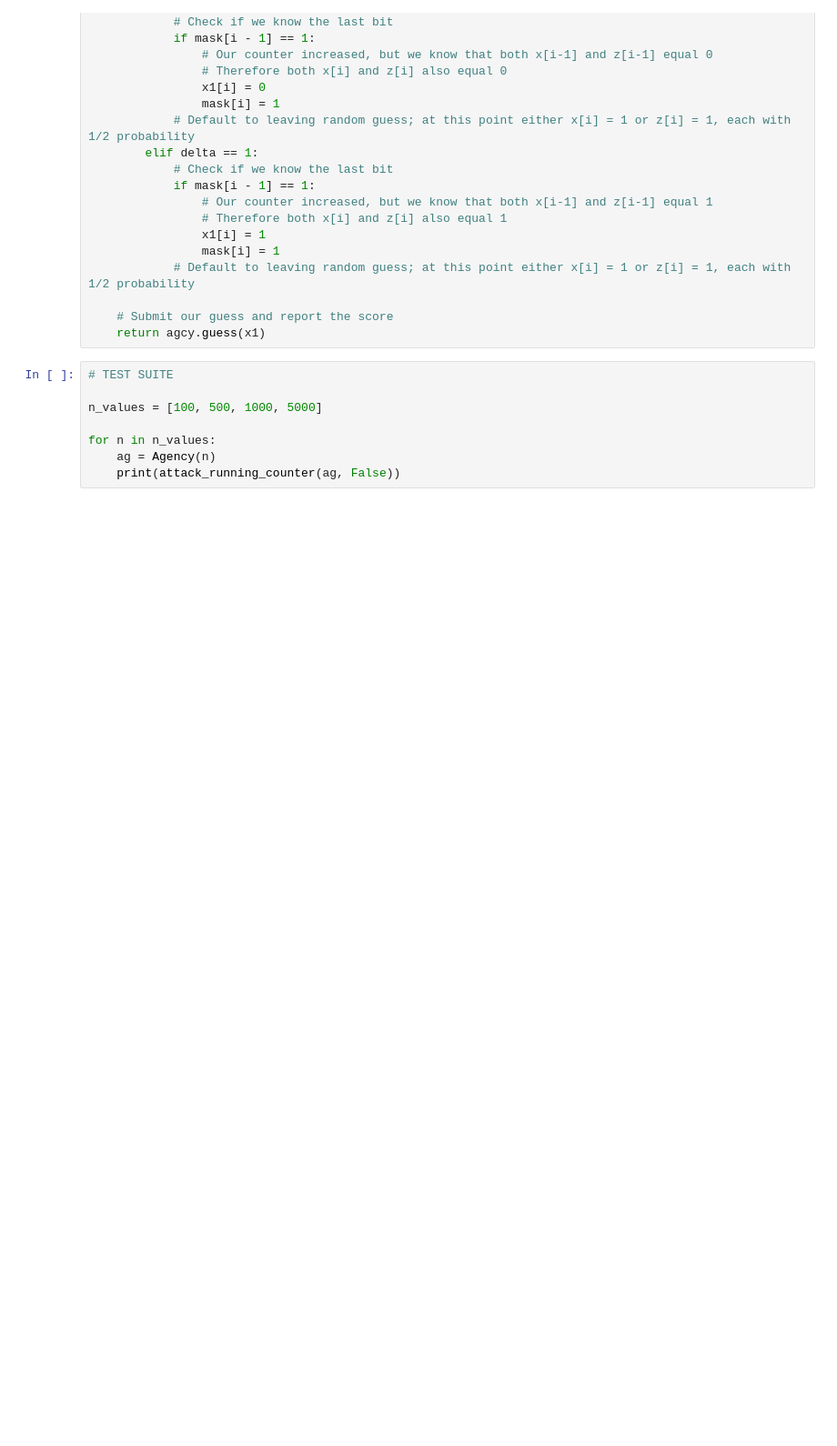
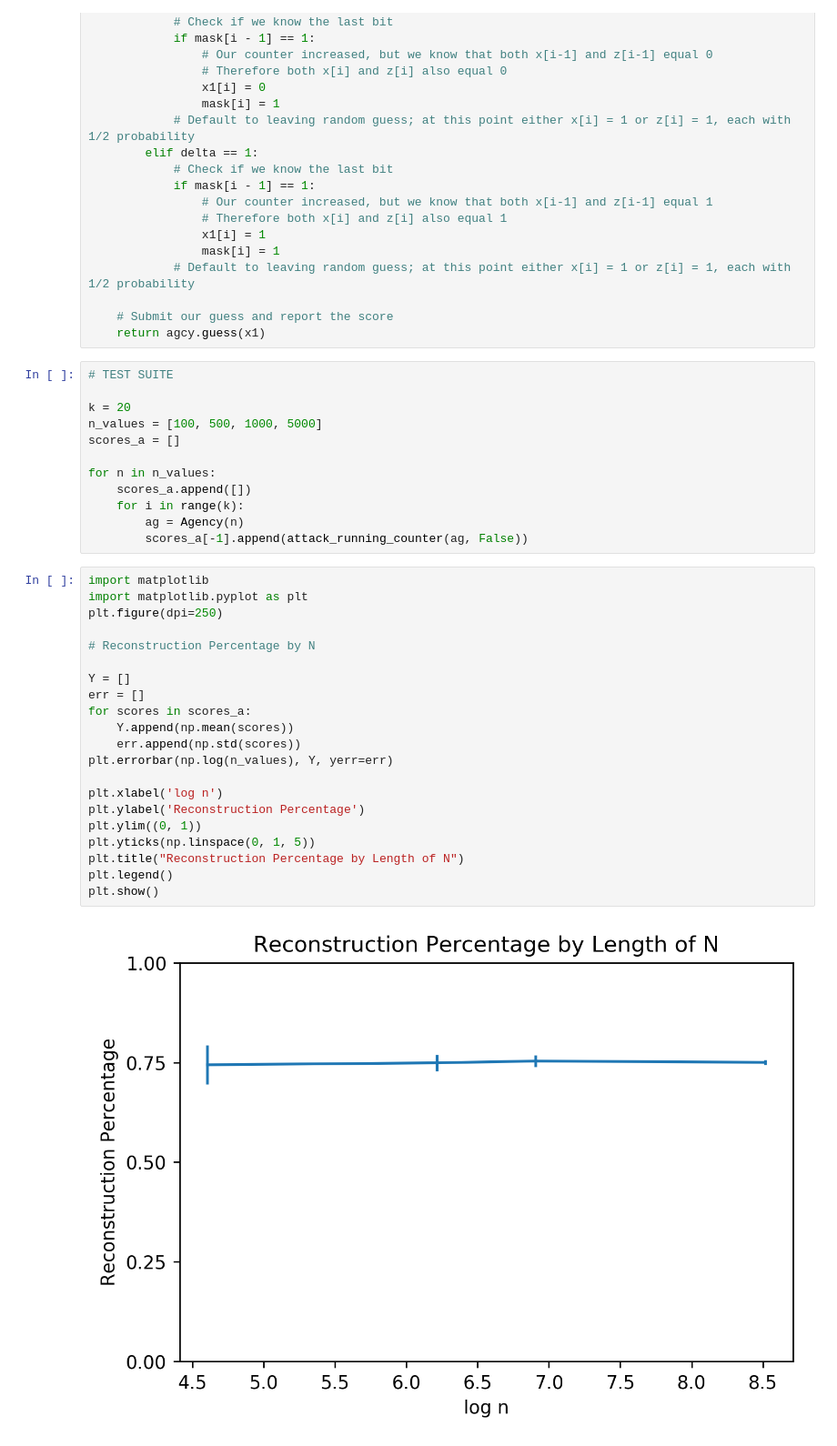
Before and after one commit to jcraver1021/cs591_hw1, a Jupyter notebook: 2_counter.ipynb, the cells around one changed output. Shown at 91% size. Cells and saved outputs as stored; diff of their text form; blank space fills up the shorter version.

Commit message:
Implemented graph of solution (observing convergence toward 75% reconstruction)

```diff
--- a/2_counter.ipynb
+++ b/2_counter.ipynb
@@ -113,8 +113,35 @@ def attack_running_counter(agcy, get_extra):
 # %%
 # TEST SUITE
 
+k = 20
 n_values = [100, 500, 1000, 5000]
+scores_a = []
 
 for n in n_values:
-    ag = Agency(n)
-    print(attack_running_counter(ag, False))
+    scores_a.append([])
+    for i in range(k):
+        ag = Agency(n)
+        scores_a[-1].append(attack_running_counter(ag, False))
+# %%
+import matplotlib
+import matplotlib.pyplot as plt
+plt.figure(dpi=250)
+
+# Reconstruction Percentage by N
+
+Y = []
+err = []
+for scores in scores_a:
+    Y.append(np.mean(scores))
+    err.append(np.std(scores))
+plt.errorbar(np.log(n_values), Y, yerr=err)
+
+plt.xlabel('log n')
+plt.ylabel('Reconstruction Percentage')
+plt.ylim((0, 1))
+plt.yticks(np.linspace(0, 1, 5))
+plt.title("Reconstruction Percentage by Length of N")
+plt.legend()
+plt.show()
+# %% [output]
+[figure, added]
```
